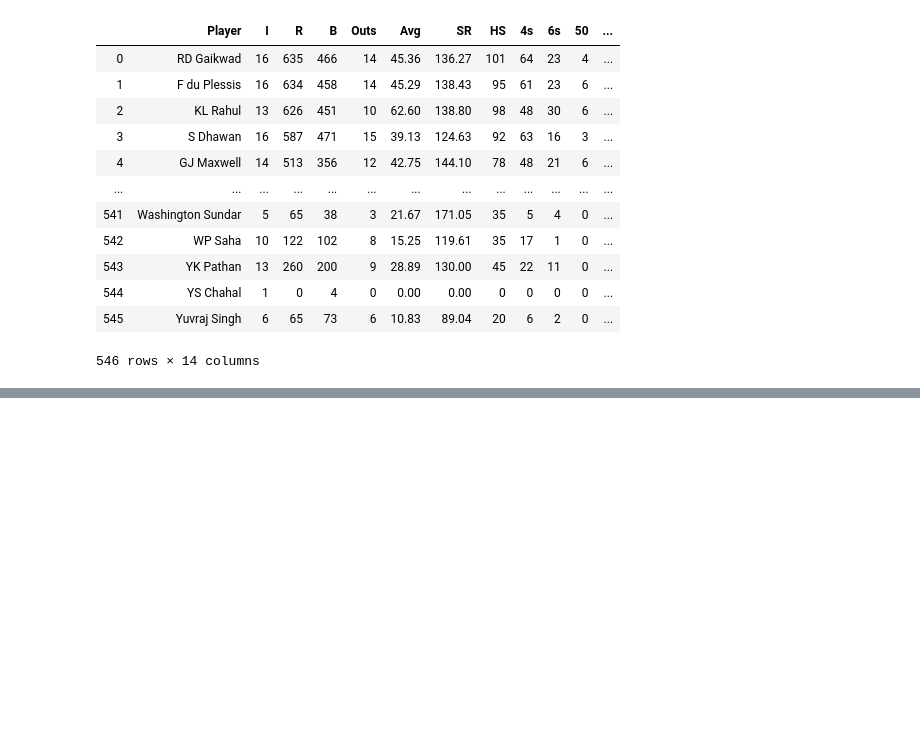
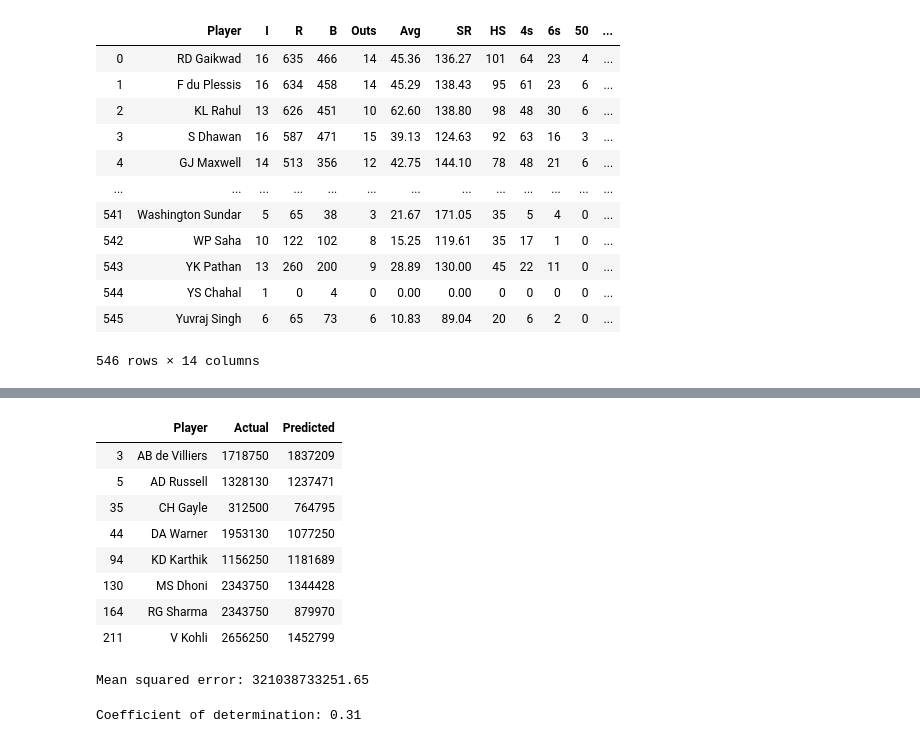
Before and after one commit to rajeev97/IPLAuctionInsights, a Jupyter notebook: battingPricePrediction.ipynb, the cells around one changed output, grey strips where cells are left out. Drawn from its saved outputs; the diff is of its cells as text; code cells hidden in the pictures; blank space fills up the shorter version.

```diff
--- a/battingPricePrediction.ipynb
+++ b/battingPricePrediction.ipynb
@@ -185,0 +209,2 @@ df1
+# %%
+linear_regr = linear_model.LinearRegression()
@@ -185,0 +226,25 @@ df1
+# %%
+#pd.set_option('display.max_rows', None)
+df = pd.DataFrame({'Player':data.Player,'Actual': data.Salary, 'Predicted': y_pred_ln})
+df['Actual'] = df['Actual'].astype(int)
+df['Predicted'] = df['Predicted'].astype(int)
+#display(df)
+display(df[df.Player.isin(player_list)])
+# %% [output]
+|  | Player | Actual | Predicted |
+| 3 | AB de Villiers | 1718750 | 1837209 |
+| 5 | AD Russell | 1328130 | 1237471 |
+| 35 | CH Gayle | 312500 | 764795 |
+| 44 | DA Warner | 1953130 | 1077250 |
+| 94 | KD Karthik | 1156250 | 1181689 |
+| 130 | MS Dhoni | 2343750 | 1344428 |
+| 164 | RG Sharma | 2343750 | 879970 |
+| 211 | V Kohli | 2656250 | 1452799 |
+# %%
+print("Mean squared error: %.2f" % mean_squared_error(data.Salary, y_pred_ln))
+# %% [output]
+Mean squared error: 321038733251.65
+# %%
+print("Coefficient of determination: %.2f" % r2_score(data.Salary, y_pred_ln))
+# %% [output]
+Coefficient of determination: 0.31
```
Also changed, not shown: parts of 39 cells of this notebook, 1 other file.
